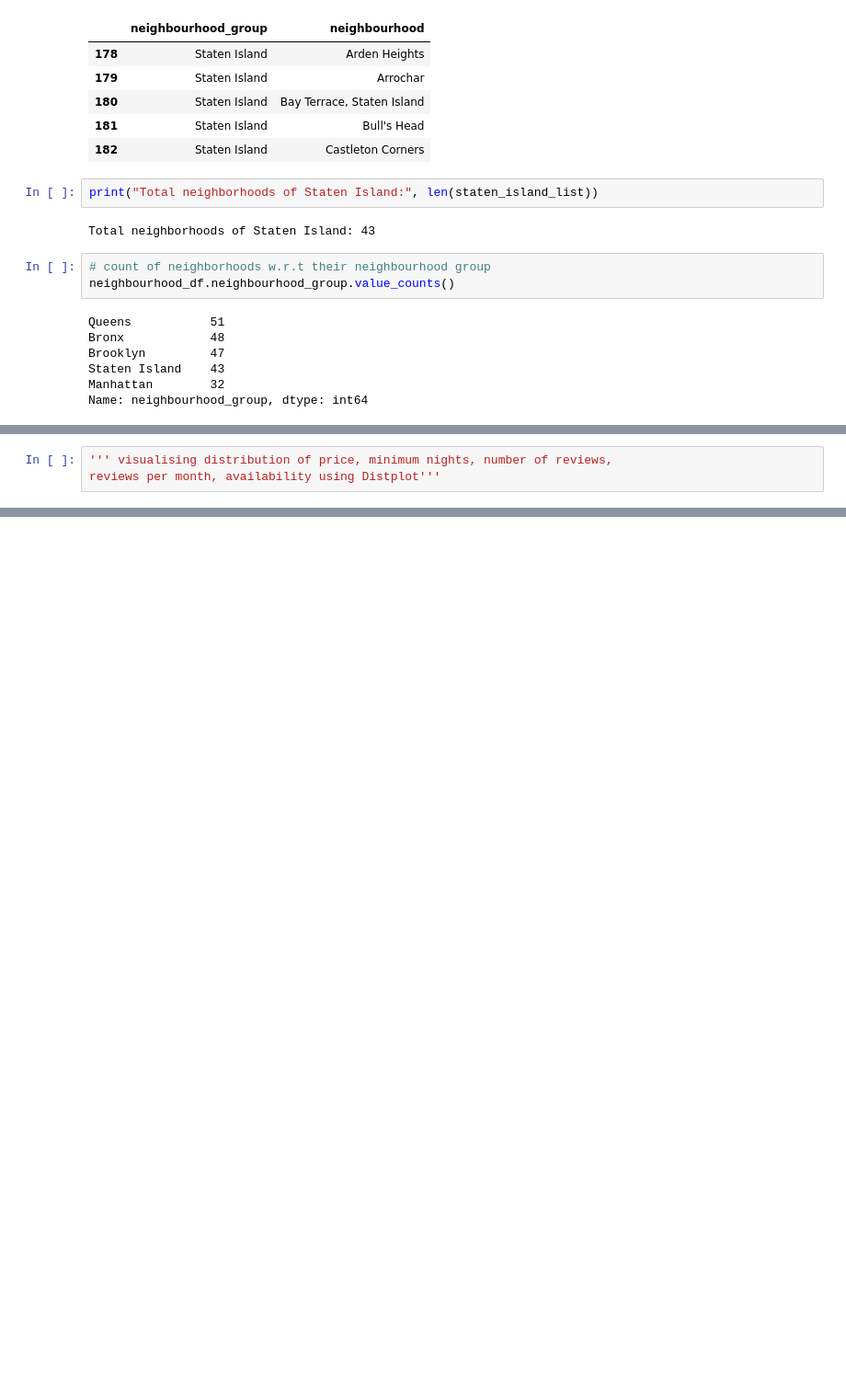
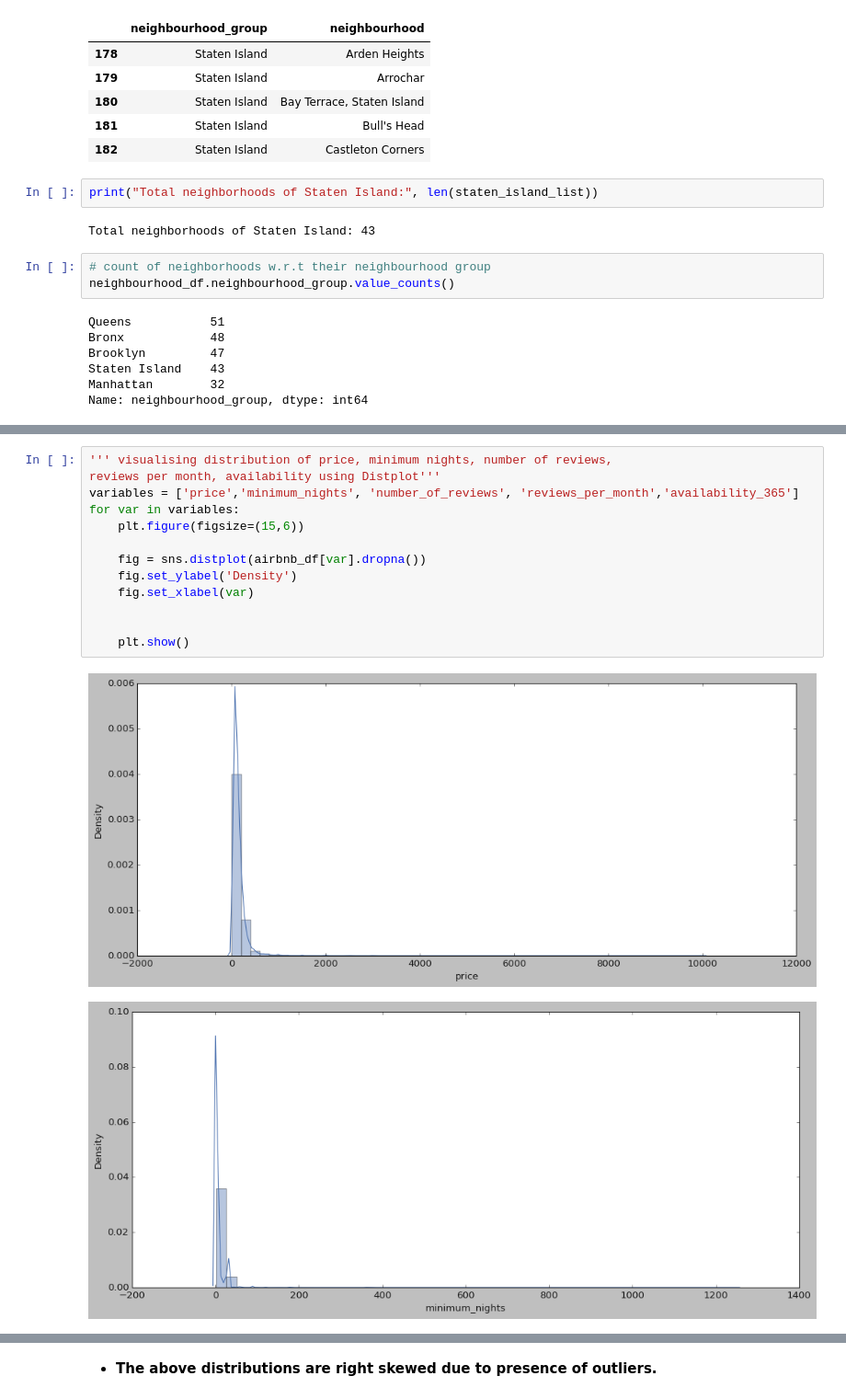
Before and after one commit to vir097/Airbnb-Bookings-Analysis---Capstone-Project, a Jupyter notebook: Airbnb_Bookings_Analysis_Capstone_Project.ipynb, the cells around one changed output, grey strips where cells are left out. Shown at 92% size. Saved outputs shown, nothing was run; the diff lists cells and outputs as text; blank space fills up the shorter version.

```diff
--- a/Airbnb_Bookings_Analysis_Capstone_Project.ipynb
+++ b/Airbnb_Bookings_Analysis_Capstone_Project.ipynb
@@ -455,3 +467,16 @@ Name: neighbourhood_group, dtype: int64
 # %%
 ''' visualising distribution of price, minimum nights, number of reviews,
 reviews per month, availability using Distplot'''
+variables = ['price','minimum_nights', 'number_of_reviews', 'reviews_per_month','availability_365']
+for var in variables:
+    plt.figure(figsize=(15,6))
+
+    fig = sns.distplot(airbnb_df[var].dropna())
+    fig.set_ylabel('Density')
+    fig.set_xlabel(var)
+
+
+    plt.show()
+# %% [output]
+[figure, added]
+[figure, added]
@@ -457,0 +486,2 @@ reviews per month, availability using Distplot'''
+# %% [markdown]
+* **The above distributions are right skewed due to presence of outliers.**
```
Also changed, not shown: parts of 2 cells of this notebook.
